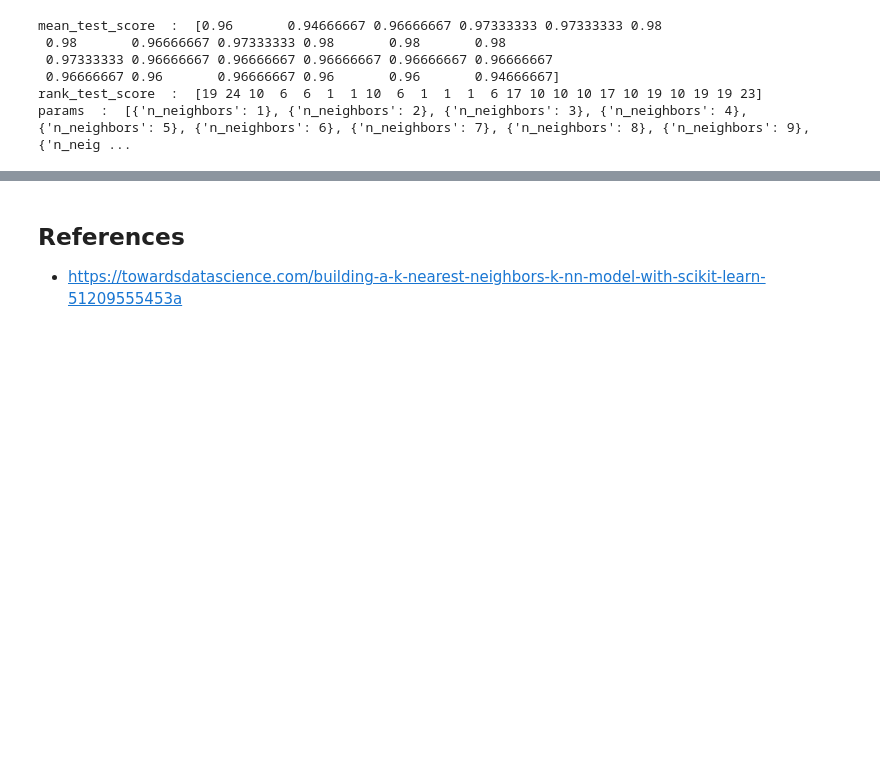
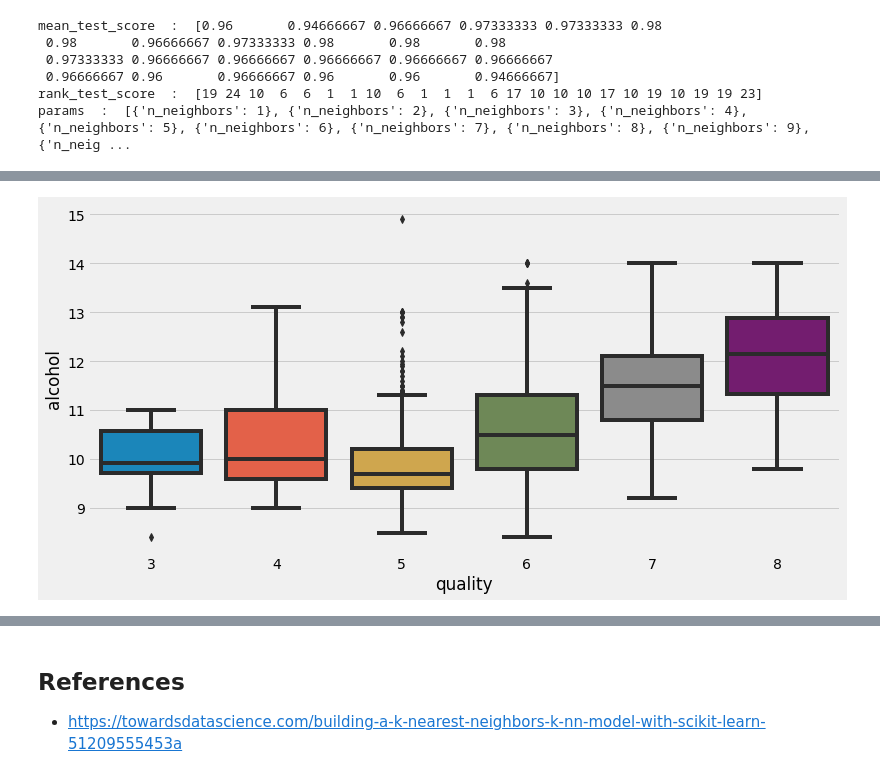
Before and after one commit to conor1982/ML_and_Stats_Assessment, a Jupyter notebook: scikit-learn.ipynb, the cells around one changed output, grey strips where cells are left out. Saved outputs shown, nothing was run; the diff lists cells and outputs as text; code cells hidden in the pictures; blank space fills up the shorter version.

```diff
--- a/scikit-learn.ipynb
+++ b/scikit-learn.ipynb
@@ -374,0 +529,4 @@ params  :  [{'n_neighbors': 1}, {'n_neighbors': 2}, {'n_neighbors': 3}, {'n_neig
+# %%
+sns.boxplot(x='quality',y='alcohol',data=df);
+# %% [output]
+[figure, added]
```
Also changed, not shown: parts of 45 cells of this notebook, 1 other file.
